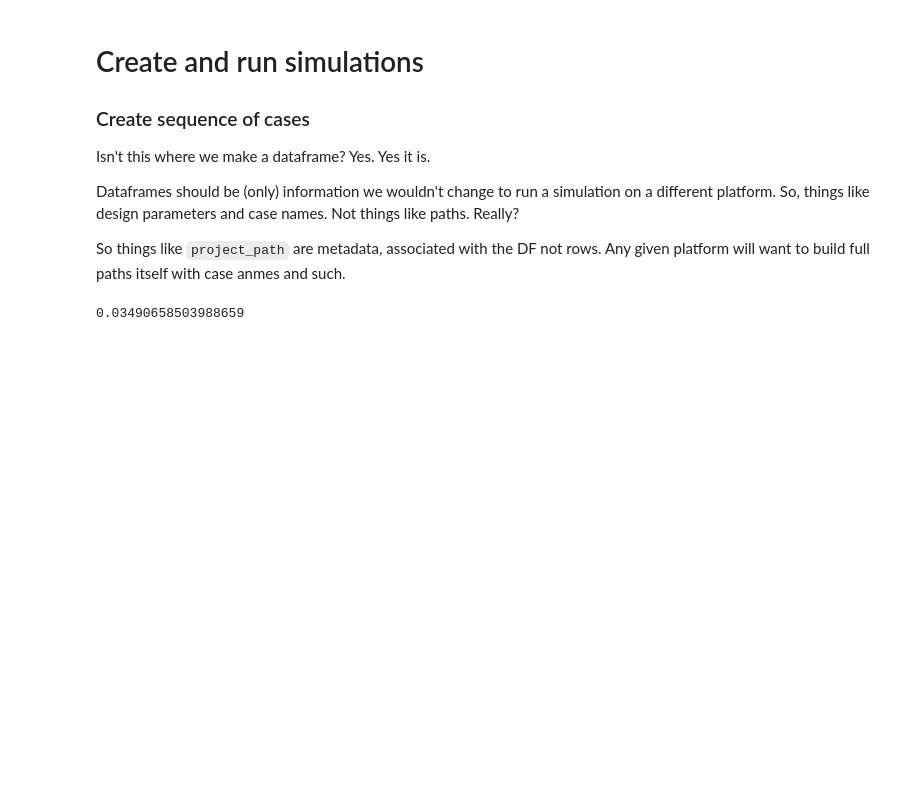
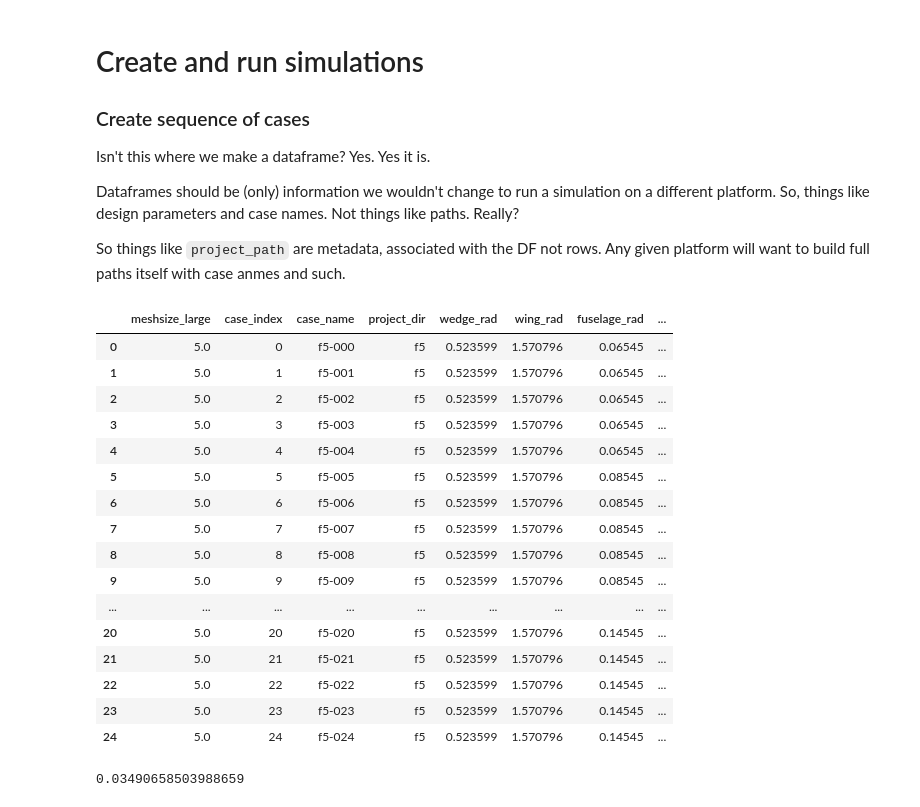
Before and after one commit to scotfree/lightningcatcher, a Jupyter notebook: notebooks/PlaneFrame.ipynb, the cells around one changed output. Drawn from its saved outputs; the diff is of its cells as text; code cells hidden in the pictures; blank space fills up the shorter version.

```diff
--- a/notebooks/PlaneFrame.ipynb
+++ b/notebooks/PlaneFrame.ipynb
@@ -237,6 +237,26 @@ df = pandas.DataFrame([{
     "fuselage_rad" : gmsh.pi/48.0 + 0.02*i,
     "angle_of_attack" : -5.0 - j
         } for i in range(5) for j in range(5)])
+# %%
+df
+# %% [output]
+|  | meshsize_large | case_index | case_name | project_dir | wedge_rad | wing_rad | fuselage_rad | ... |
+| 0 | 5.0 | 0 | f5-000 | f5 | 0.523599 | 1.570796 | 0.06545 | ... |
+| 1 | 5.0 | 1 | f5-001 | f5 | 0.523599 | 1.570796 | 0.06545 | ... |
+| 2 | 5.0 | 2 | f5-002 | f5 | 0.523599 | 1.570796 | 0.06545 | ... |
+| 3 | 5.0 | 3 | f5-003 | f5 | 0.523599 | 1.570796 | 0.06545 | ... |
+| 4 | 5.0 | 4 | f5-004 | f5 | 0.523599 | 1.570796 | 0.06545 | ... |
+| 5 | 5.0 | 5 | f5-005 | f5 | 0.523599 | 1.570796 | 0.08545 | ... |
+| 6 | 5.0 | 6 | f5-006 | f5 | 0.523599 | 1.570796 | 0.08545 | ... |
+| 7 | 5.0 | 7 | f5-007 | f5 | 0.523599 | 1.570796 | 0.08545 | ... |
+| 8 | 5.0 | 8 | f5-008 | f5 | 0.523599 | 1.570796 | 0.08545 | ... |
+| 9 | 5.0 | 9 | f5-009 | f5 | 0.523599 | 1.570796 | 0.08545 | ... |
+| ... | ... | ... | ... | ... | ... | ... | ... | ... |
+| 20 | 5.0 | 20 | f5-020 | f5 | 0.523599 | 1.570796 | 0.14545 | ... |
+| 21 | 5.0 | 21 | f5-021 | f5 | 0.523599 | 1.570796 | 0.14545 | ... |
+| 22 | 5.0 | 22 | f5-022 | f5 | 0.523599 | 1.570796 | 0.14545 | ... |
+| 23 | 5.0 | 23 | f5-023 | f5 | 0.523599 | 1.570796 | 0.14545 | ... |
+| 24 | 5.0 | 24 | f5-024 | f5 | 0.523599 | 1.570796 | 0.14545 | ... |
 # %%
 d2r=2.0*gmsh.pi/360.0
 2.0*d2r
```
Also changed, not shown: parts of 6 cells of this notebook, 4 other files.
